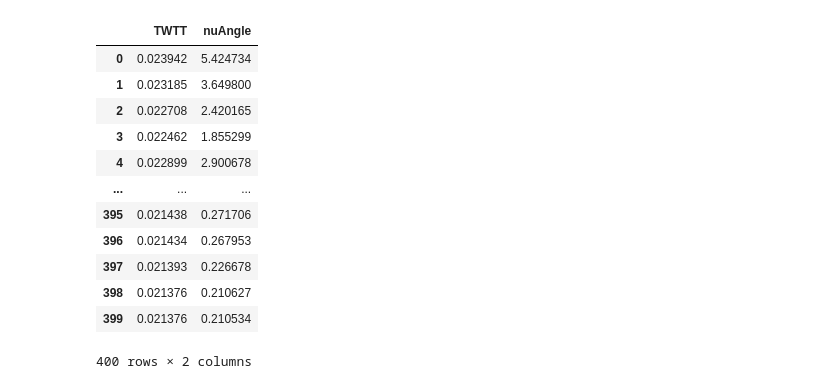
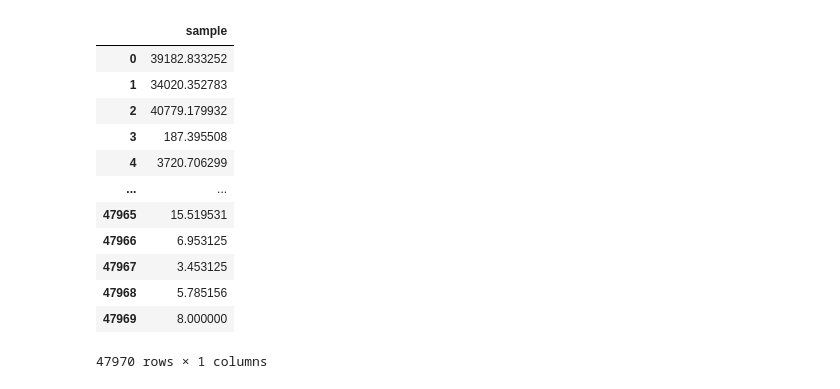
Before and after one commit to nbrown4/BathymetryResearch, a Jupyter notebook: Cleaning/New Cleaning/modeling.ipynb, the cells around one changed output. Saved outputs shown, nothing was run; the diff lists cells and outputs as text; code cells hidden in the pictures.

```diff
--- a/Cleaning/New Cleaning/modeling.ipynb
+++ b/Cleaning/New Cleaning/modeling.ipynb
@@ -164,18 +53,23 @@ WARNING:tensorflow:Model was constructed with shape (None, 400, 1) for input Ker
-# %%
-
-newDF = pd.DataFrame(predicted64210, columns = ['TWTT','nuAngle'])
-newDF
-# %% [output]
-|  | TWTT | nuAngle |
-| 0 | 0.023942 | 5.424734 |
-| 1 | 0.023185 | 3.649800 |
-| 2 | 0.022708 | 2.420165 |
-| 3 | 0.022462 | 1.855299 |
-| 4 | 0.022899 | 2.900678 |
-| ... | ... | ... |
-| 395 | 0.021438 | 0.271706 |
-| 396 | 0.021434 | 0.267953 |
-| 397 | 0.021393 | 0.226678 |
-| 398 | 0.021376 | 0.210627 |
-| 399 | 0.021376 | 0.210534 |
-400 rows × 2 columns
+# %%
+#! Extracting an input to compare
+df64210= df80[df80['pingNum'] == 64210 ]
+df64210 = df64210[df64210['channel']%2 == 0]
+df64210 = df64210.reset_index()
+df64210 = df64210.drop(['index'], axis=1)
+df64210 = df64210[['sample']]
+df64210
+# image = df64210.plot.line()
+# %% [output]
+|  | sample |
+| 0 | 39182.833252 |
+| 1 | 34020.352783 |
+| 2 | 40779.179932 |
+| 3 | 187.395508 |
+| 4 | 3720.706299 |
+| ... | ... |
+| 47965 | 15.519531 |
+| 47966 | 6.953125 |
+| 47967 | 3.453125 |
+| 47968 | 5.785156 |
+| 47969 | 8.000000 |
+47970 rows × 1 columns
```
Also changed, not shown: parts of 26 cells of this notebook.
